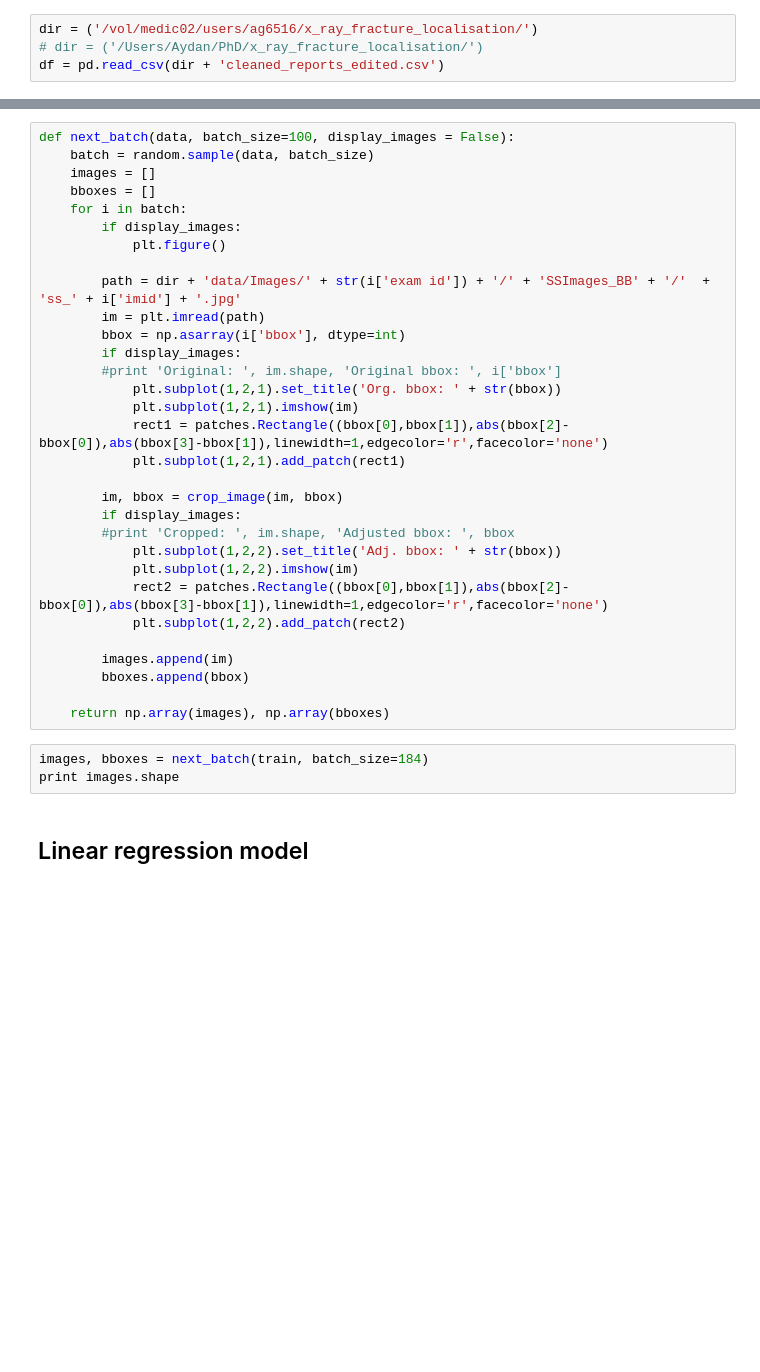
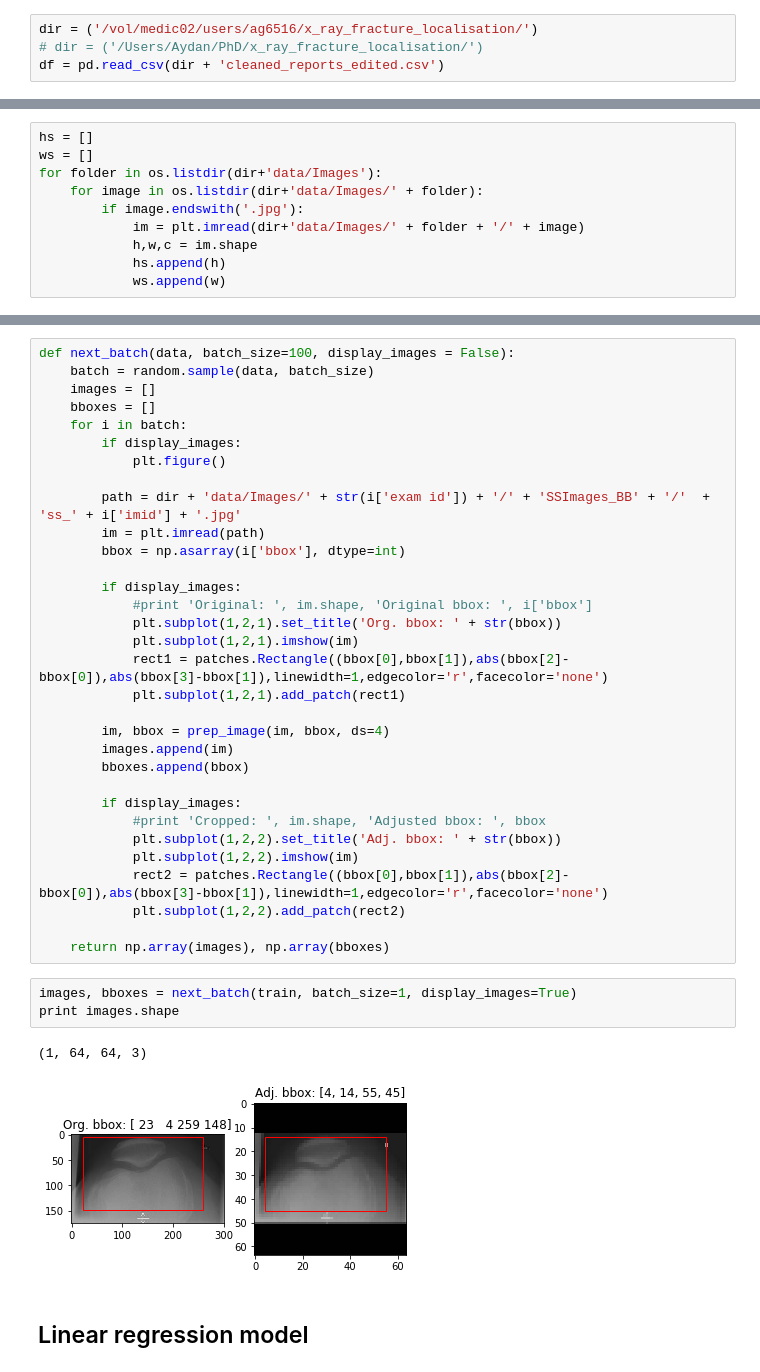
Before and after one commit to kasimayy/x_ray_fracture_localisation, a Jupyter notebook: LearningBoundingBoxes.ipynb, the cells around one changed output, grey strips where cells are left out. Saved outputs shown, nothing was run; the diff lists cells and outputs as text; blank space fills up the shorter version.

Commit message:
learning bboxes working

```diff
--- a/LearningBoundingBoxes.ipynb
+++ b/LearningBoundingBoxes.ipynb
@@ -42,0 +64,10 @@ print len(exam_ids)
+# %%
+hs = []
+ws = []
+for folder in os.listdir(dir+'data/Images'):
+    for image in os.listdir(dir+'data/Images/' + folder):
+        if image.endswith('.jpg'):
+            im = plt.imread(dir+'data/Images/' + folder + '/' + image)
+            h,w,c = im.shape
+            hs.append(h)
+            ws.append(w)
@@ -152,28 +195,32 @@ def next_batch(data, batch_size=100, display_images = False):
         path = dir + 'data/Images/' + str(i['exam id']) + '/' + 'SSImages_BB' + '/'  + 'ss_' + i['imid'] + '.jpg'
         im = plt.imread(path)
         bbox = np.asarray(i['bbox'], dtype=int)
+
         if display_images:
-        #print 'Original: ', im.shape, 'Original bbox: ', i['bbox']
+            #print 'Original: ', im.shape, 'Original bbox: ', i['bbox']
             plt.subplot(1,2,1).set_title('Org. bbox: ' + str(bbox))
             plt.subplot(1,2,1).imshow(im)
             rect1 = patches.Rectangle((bbox[0],bbox[1]),abs(bbox[2]-bbox[0]),abs(bbox[3]-bbox[1]),linewidth=1,edgecolor='r',facecolor='none')
             plt.subplot(1,2,1).add_patch(rect1)
 
-        im, bbox = crop_image(im, bbox)
+        im, bbox = prep_image(im, bbox, ds=4)
+        images.append(im)
+        bboxes.append(bbox)
+
         if display_images:
-        #print 'Cropped: ', im.shape, 'Adjusted bbox: ', bbox
+            #print 'Cropped: ', im.shape, 'Adjusted bbox: ', bbox
             plt.subplot(1,2,2).set_title('Adj. bbox: ' + str(bbox))
             plt.subplot(1,2,2).imshow(im)
             rect2 = patches.Rectangle((bbox[0],bbox[1]),abs(bbox[2]-bbox[0]),abs(bbox[3]-bbox[1]),linewidth=1,edgecolor='r',facecolor='none')
             plt.subplot(1,2,2).add_patch(rect2)
 
-        images.append(im)
-        bboxes.append(bbox)
-
     return np.array(images), np.array(bboxes)
 # %%
-images, bboxes = next_batch(train, batch_size=184)
+images, bboxes = next_batch(train, batch_size=1, display_images=True)
 print images.shape
+# %% [output]
+(1, 64, 64, 3)
+[figure, added]
 # %% [markdown]
 ## Linear regression model
 # %%
```
Also changed, not shown: parts of 18 cells of this notebook.
